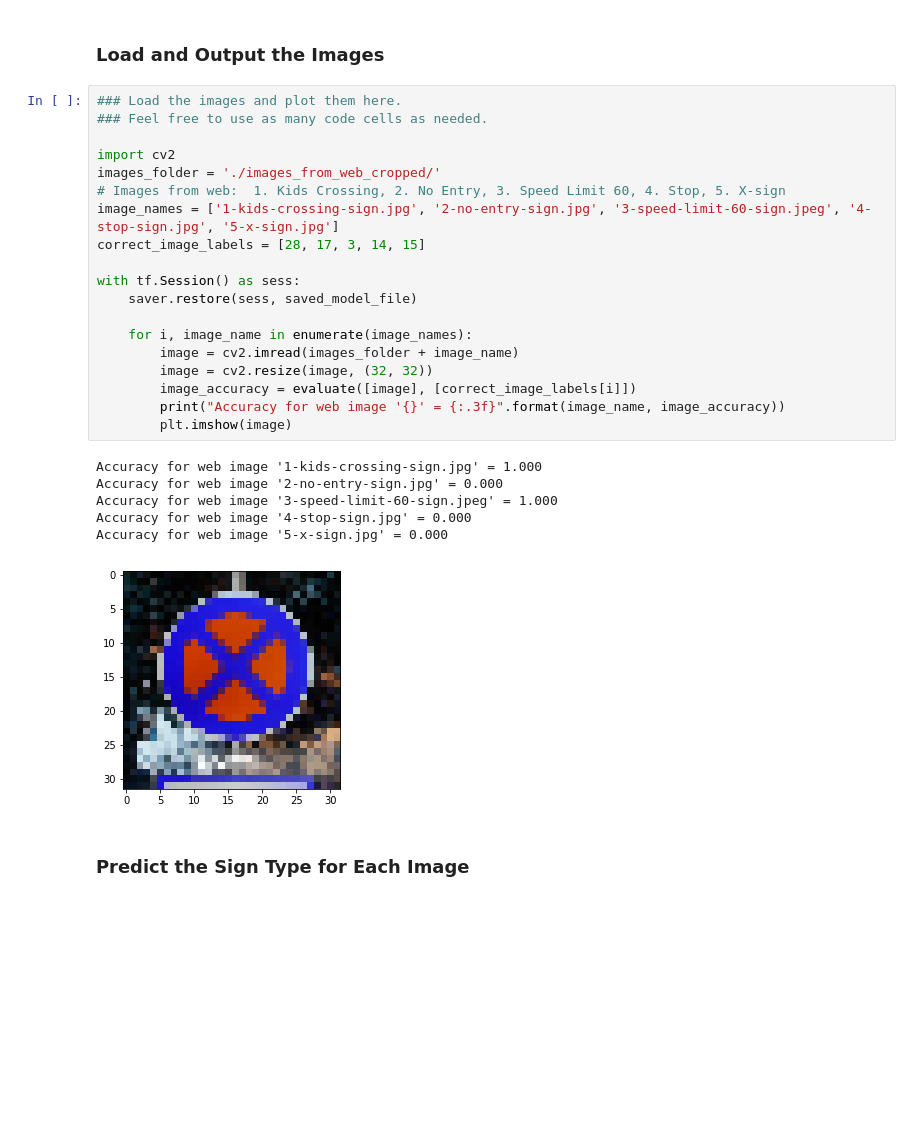
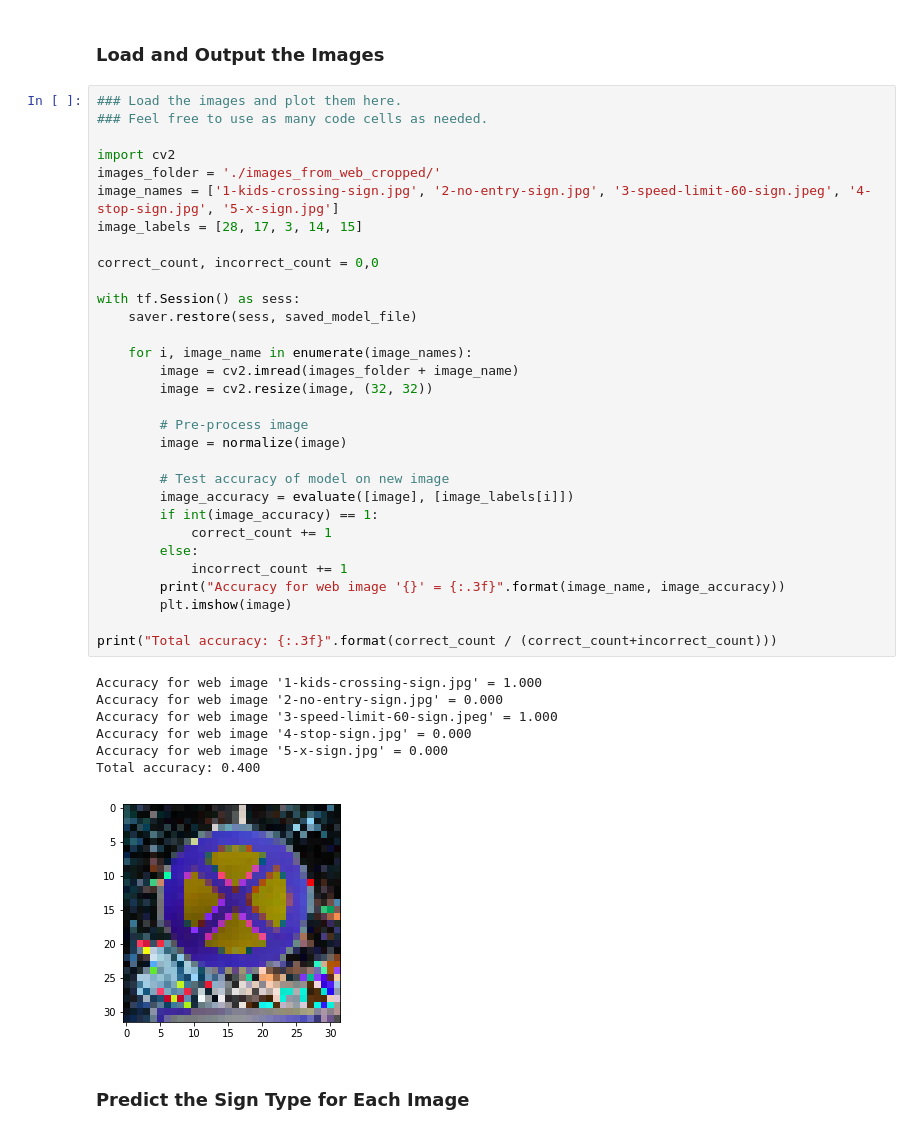
Before and after one commit to peterkinmond/CarND-Traffic-Sign-Classifier-Project, a Jupyter notebook: Traffic_Sign_Classifier.ipynb, the cells around one changed output. Saved outputs shown, nothing was run; the diff lists cells and outputs as text; blank space fills up the shorter version.

Commit message:
Preprocess test images

```diff
--- a/Traffic_Sign_Classifier.ipynb
+++ b/Traffic_Sign_Classifier.ipynb
@@ -366,29 +366,42 @@ You may find `signnames.csv` useful as it contains mappings from the class id (i
 # %%
 ### Load the images and plot them here.
 ### Feel free to use as many code cells as needed.
 
 import cv2
 images_folder = './images_from_web_cropped/'
-# Images from web:  1. Kids Crossing, 2. No Entry, 3. Speed Limit 60, 4. Stop, 5. X-sign
 image_names = ['1-kids-crossing-sign.jpg', '2-no-entry-sign.jpg', '3-speed-limit-60-sign.jpeg', '4-stop-sign.jpg', '5-x-sign.jpg']
-correct_image_labels = [28, 17, 3, 14, 15]
+image_labels = [28, 17, 3, 14, 15]
+
+correct_count, incorrect_count = 0,0
 
 with tf.Session() as sess:
     saver.restore(sess, saved_model_file)
 
     for i, image_name in enumerate(image_names):
         image = cv2.imread(images_folder + image_name)
         image = cv2.resize(image, (32, 32))
-        image_accuracy = evaluate([image], [correct_image_labels[i]])
+
+        # Pre-process image
+        image = normalize(image)
+
+        # Test accuracy of model on new image
+        image_accuracy = evaluate([image], [image_labels[i]])
+        if int(image_accuracy) == 1:
+            correct_count += 1
+        else:
+            incorrect_count += 1
         print("Accuracy for web image '{}' = {:.3f}".format(image_name, image_accuracy))
         plt.imshow(image)
+
+print("Total accuracy: {:.3f}".format(correct_count / (correct_count+incorrect_count)))
 # %% [output]
 Accuracy for web image '1-kids-crossing-sign.jpg' = 1.000
 Accuracy for web image '2-no-entry-sign.jpg' = 0.000
 Accuracy for web image '3-speed-limit-60-sign.jpeg' = 1.000
 Accuracy for web image '4-stop-sign.jpg' = 0.000
 Accuracy for web image '5-x-sign.jpg' = 0.000
+Total accuracy: 0.400
-[figure, old version]
+[figure, new version]
 # %% [markdown]
 ### Predict the Sign Type for Each Image
 # %%
```
